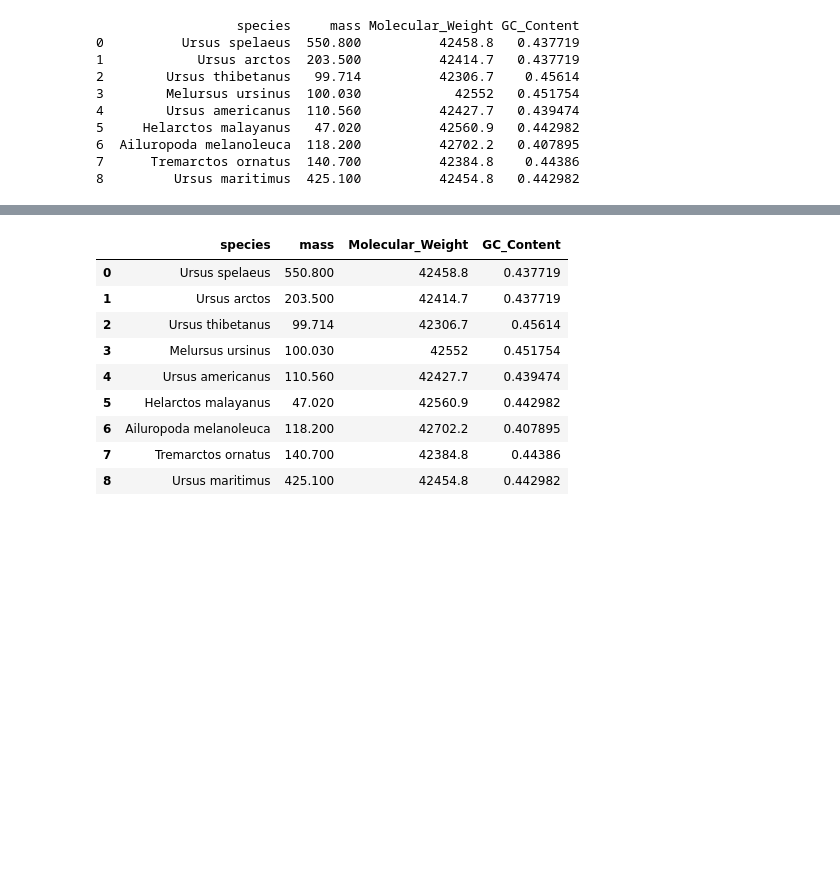
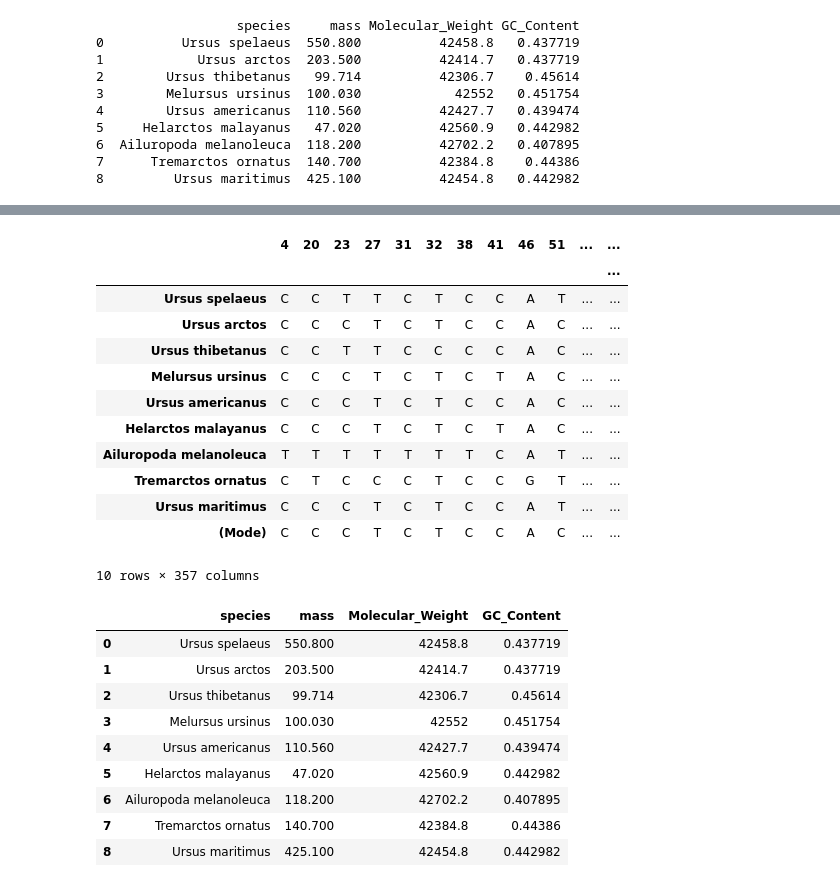
Before and after one commit to michaelpmurphy/BCB546X_Python_Assignment, a Jupyter notebook: Python_Project.ipynb, the cells around one changed output, grey strips where cells are left out. Saved outputs shown, nothing was run; the diff lists cells and outputs as text; code cells hidden in the pictures; blank space fills up the shorter version.

```diff
--- a/Python_Project.ipynb
+++ b/Python_Project.ipynb
@@ -134,0 +250,2 @@ bears_df.to_csv('bears_mass_cytb.csv',index_label=False,float_format='%g')
+# %%
+df3 = bears_df.species.append(df2, ignore_index=True)
@@ -135,3 +266,25 @@ bears_df.to_csv('bears_mass_cytb.csv',index_label=False,float_format='%g')
+# %%
+qpdc = qpd.set_index(df3.iloc[0:10,0])
+# %%
+qpdc.columns = snp_index
+# %%
+qpdc.index.name = ''
+# %%
+qpdc
+# %% [output]
+|  | 4 | 20 | 23 | 27 | 31 | 32 | 38 | 41 | 46 | 51 | ... | ... |
+|  |  |  |  |  |  |  |  |  |  |  |  | ... |
+| Ursus spelaeus | C | C | T | T | C | T | C | C | A | T | ... | ... |
+| Ursus arctos | C | C | C | T | C | T | C | C | A | C | ... | ... |
+| Ursus thibetanus | C | C | T | T | C | C | C | C | A | C | ... | ... |
+| Melursus ursinus | C | C | C | T | C | T | C | T | A | C | ... | ... |
+| Ursus americanus | C | C | C | T | C | T | C | C | A | C | ... | ... |
+| Helarctos malayanus | C | C | C | T | C | T | C | T | A | C | ... | ... |
+| Ailuropoda melanoleuca | T | T | T | T | T | T | T | C | A | T | ... | ... |
+| Tremarctos ornatus | C | T | C | C | C | T | C | C | G | T | ... | ... |
+| Ursus maritimus | C | C | C | T | C | T | C | C | A | T | ... | ... |
+| (Mode) | C | C | C | T | C | T | C | C | A | C | ... | ... |
+10 rows × 357 columns
 # %%
 bears_check = pd.read_csv('bears_mass_cytb.csv')
 # %%
```
Also changed, not shown: parts of 20 cells of this notebook.
